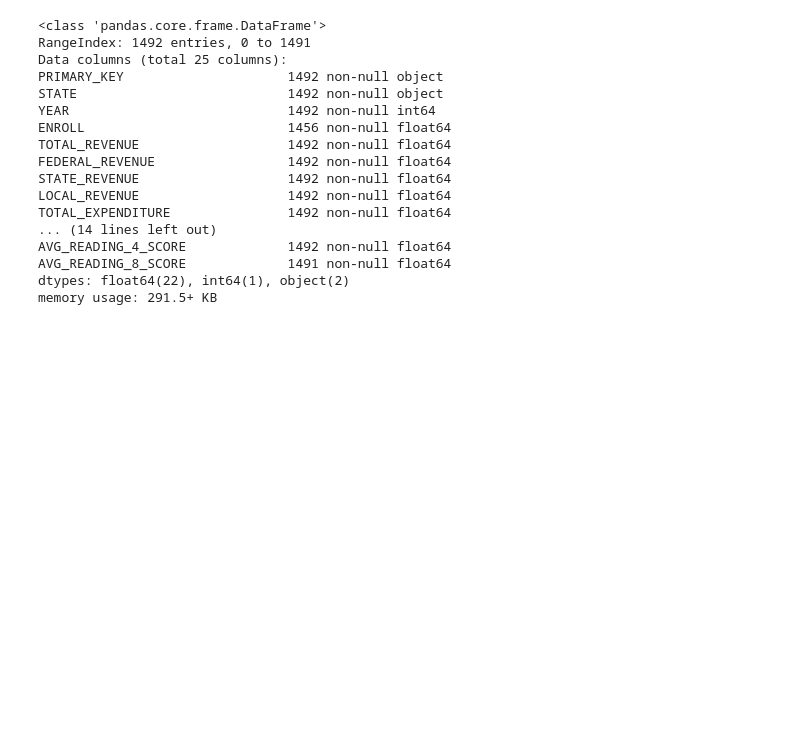
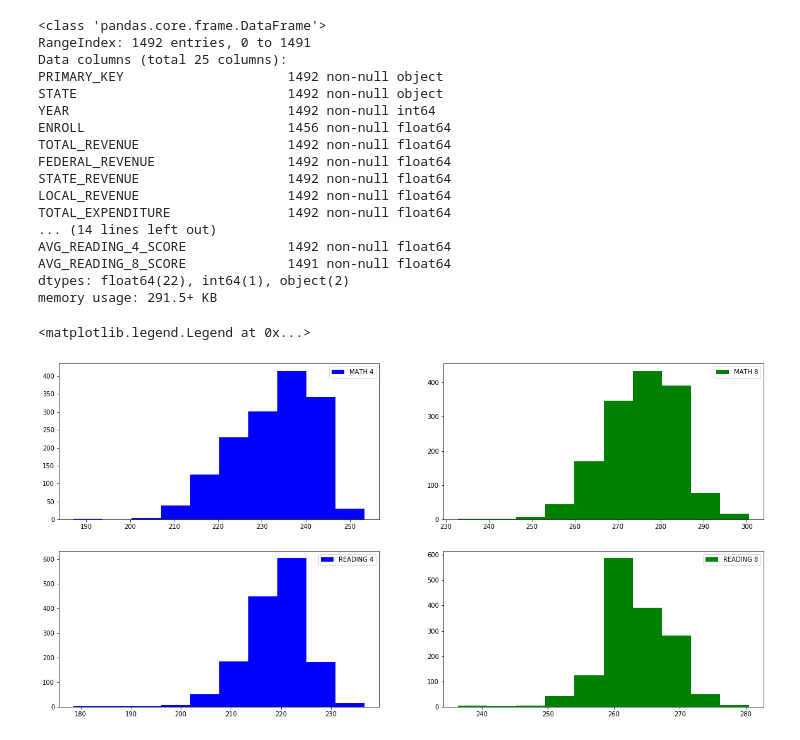
Before and after one commit to iamkkdev/Thinkful-github, a Jupyter notebook: Datamissing.ipynb, the cells around one changed output. Saved outputs shown, nothing was run; the diff lists cells and outputs as text; code cells hidden in the pictures; blank space fills up the shorter version.

```diff
--- a/Datamissing.ipynb
+++ b/Datamissing.ipynb
@@ -641,14 +641,17 @@ memory usage: 291.5+ KB
 # %%
 plt.figure(figsize= (20,10))
 plt.subplot(2,2,1)
 plt.hist(us6_inter.AVG_MATH_4_SCORE, label = 'MATH 4', color = 'b')
 plt.legend()
 plt.subplot(2,2,2)
 plt.hist(us6_inter.AVG_MATH_8_SCORE, label = 'MATH 8', color = 'g')
 plt.legend()
 plt.subplot(2,2,3)
-plt.hist(us6_mean.AVG_READING_4_SCORE, label = 'READING 4', color = 'b')
+plt.hist(us6_inter.AVG_READING_4_SCORE, label = 'READING 4', color = 'b')
 plt.legend()
 plt.subplot(2,2,4)
-plt.hist(us6_mean.AVG_READING_8_SCORE, label = 'READING 8', color = 'g')
+plt.hist(us6_inter.AVG_READING_8_SCORE, label = 'READING 8', color = 'g')
 plt.legend()
+# %% [output]
+<matplotlib.legend.Legend at 0x...>
+[figure, added]
```
